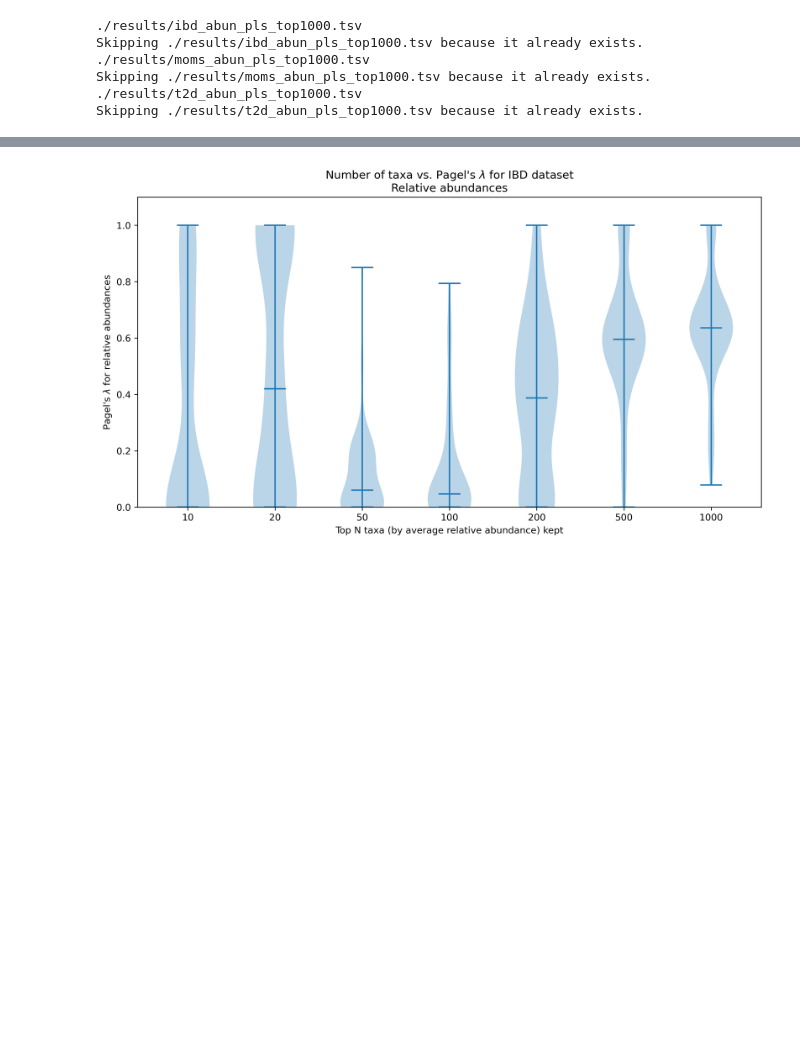
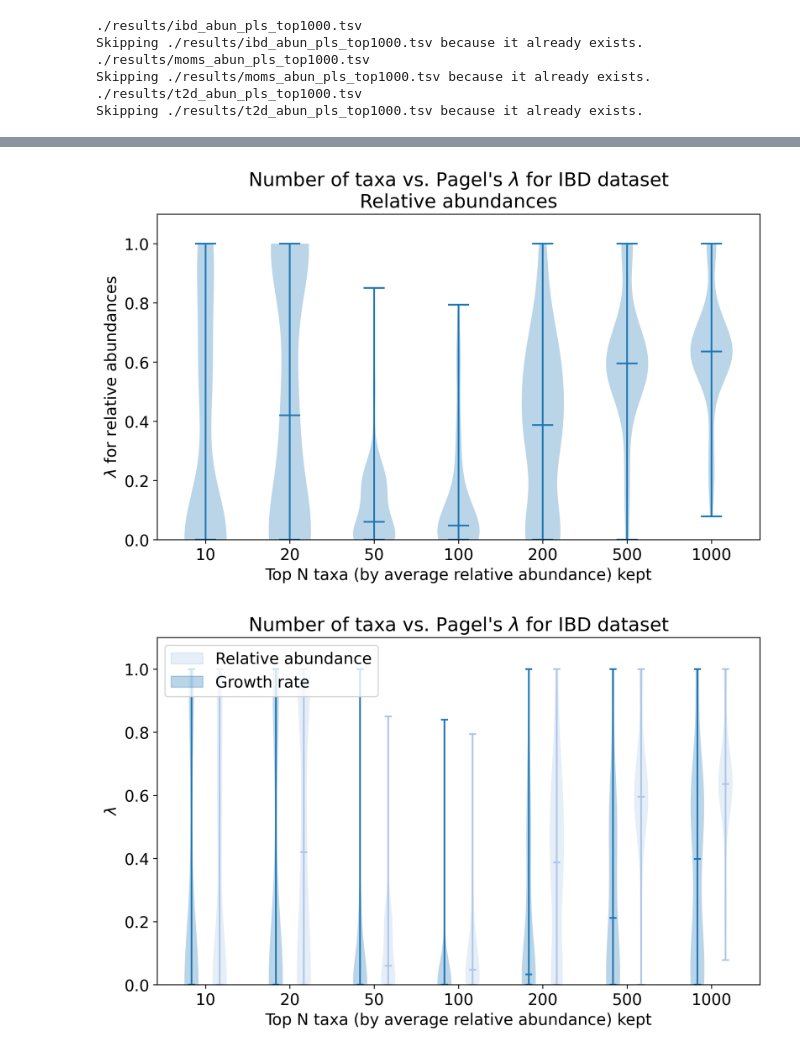
Before and after one commit to pchlenski/phylosig, a Jupyter notebook: 03_empirical.ipynb, the cells around one changed output, grey strips where cells are left out. Cells and saved outputs as stored; diff of their text form; code cells hidden in the pictures; blank space fills up the shorter version.

```diff
--- a/03_empirical.ipynb
+++ b/03_empirical.ipynb
@@ -123,0 +146,3 @@ plt.show()
+# %%
+for x in tab20_dark:
+    print(x)
@@ -162,10 +198,79 @@ plt.violinplot(
 # plt.xticks(range(1, len(topn_vals) + 1), topn_vals[:-1] + ["1370 (all)"])
 plt.xticks(range(1, len(topn_vals) + 1), topn_vals)
 plt.xlabel("Top N taxa (by average relative abundance) kept")
-plt.ylabel(f"Pagel's $\lambda$ for {ab_title.lower()}")
+plt.ylabel(f"$\lambda$ for {ab_title.lower()}")
 plt.title(f"Number of taxa vs. Pagel's $\lambda$ for IBD dataset\n{ab_title}")
 plt.ylim(0, 1.1)
 plt.savefig(f"./results/{ab_str}pls_top_n.png", dpi=300)
 plt.show()
 # %% [output]
-[figure, old version]
+[figure, new version]
+# %%
+# Same thing, but plotting abundance and relative abundance side by side
+
+import pandas as pd
+import matplotlib.pyplot as plt
+from matplotlib import patches
+import numpy as np
+
+labels = []
+def add_label(violin, label):
+    # Taken from stackoverflow
+    color = violin["bodies"][0].get_facecolor().flatten()
+    labels.append((patches.Patch(color=color), label))
+
+# Colors
+cmap = matplotlib.cm.get_cmap("tab20", 20) # looks best with 20
+dark_blue = cmap.colors[0]
+light_blue = cmap.colors[1]
+
+# Load data
+plt.figure(**FIG)
+lambdas = {}
+for ABUNDANCE in [True, False]:
+    if ABUNDANCE:
+        ab_str = "abun_"
+    else:
+        ab_str = ""
+    data = []
+    for top_n in topn_vals:
+        pls = pd.read_table(f"./results/ibd_{ab_str}pls_top{top_n}.tsv")
+        pls["top_n"] = top_n
+        data.append(pls)
+
+    # Plot
+    # for i, top_n in enumerate(pls["top_n"].unique()):
+    positions = np.arange(len(data)) * 3 + 1
+    if ABUNDANCE:
+        positions += 1
+        c = light_blue
+    else:
+        c = dark_blue
+    ax = plt.violinplot(
+        [x["lambda"].values for x in data],
+        showmedians=True,
+        positions=positions
+    )
+
+    # Set color
+    for partname in ["cbars", "cmins", "cmaxes", "cmedians"]:
+        ax[partname].set_edgecolor(c)
+    # ax["bodies"][0].set_facecolor(c)
+    for violin in ax["bodies"]:
+       violin.set_facecolor(c) # it's actually a dict
+
+    # Add label after setting color
+    add_label(ax, f"Relative abundance" if ABUNDANCE else "Growth rate")
+
+plt.xticks(positions + 0.5, topn_vals)
+plt.xlabel("Top N taxa (by average relative abundance) kept")
+plt.ylabel(f"$\lambda$")
+plt.title(f"Number of taxa vs. Pagel's $\lambda$ for IBD dataset")
+plt.ylim(0, 1.1)
+
+
+plt.legend(*zip(*labels), loc=2)
+plt.savefig(f"./results/both_pls_top_n.png", dpi=300)
+plt.show()
+# %% [output]
+[figure, added]
```
Also changed, not shown: parts of 4 cells of this notebook, 9 other files.
